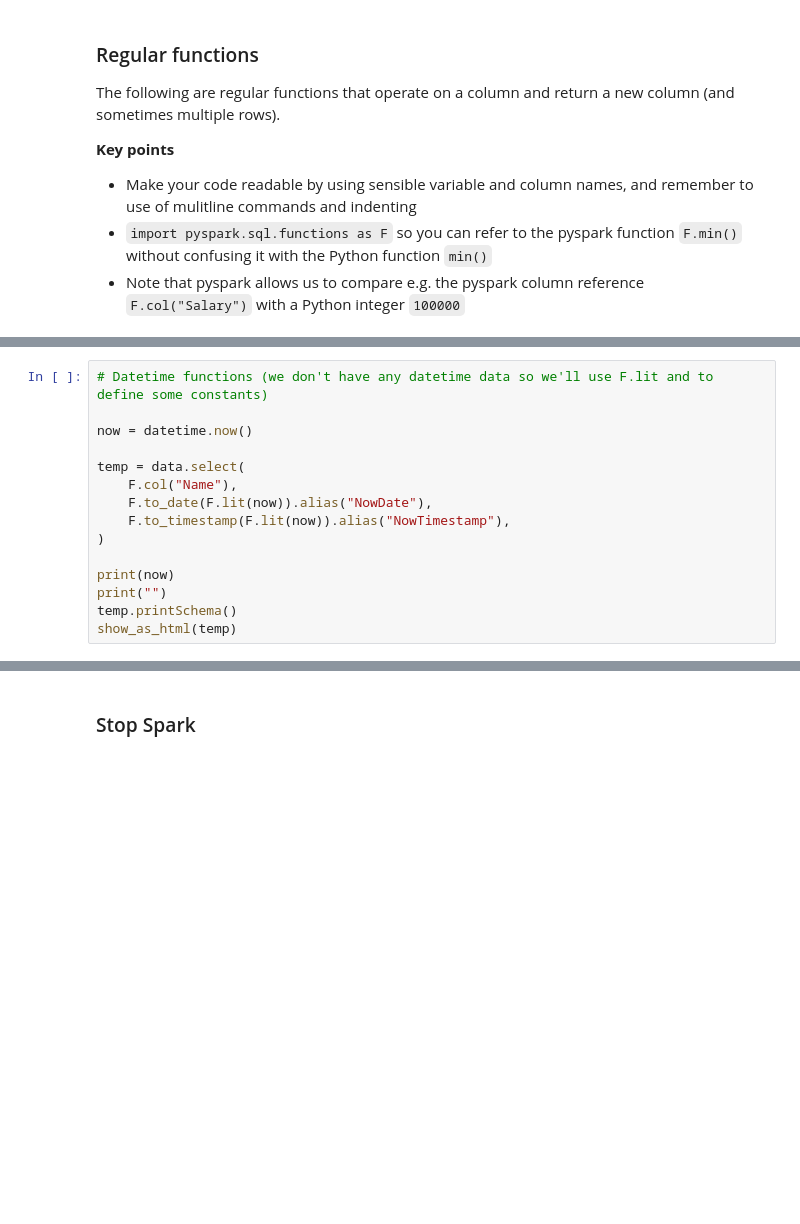
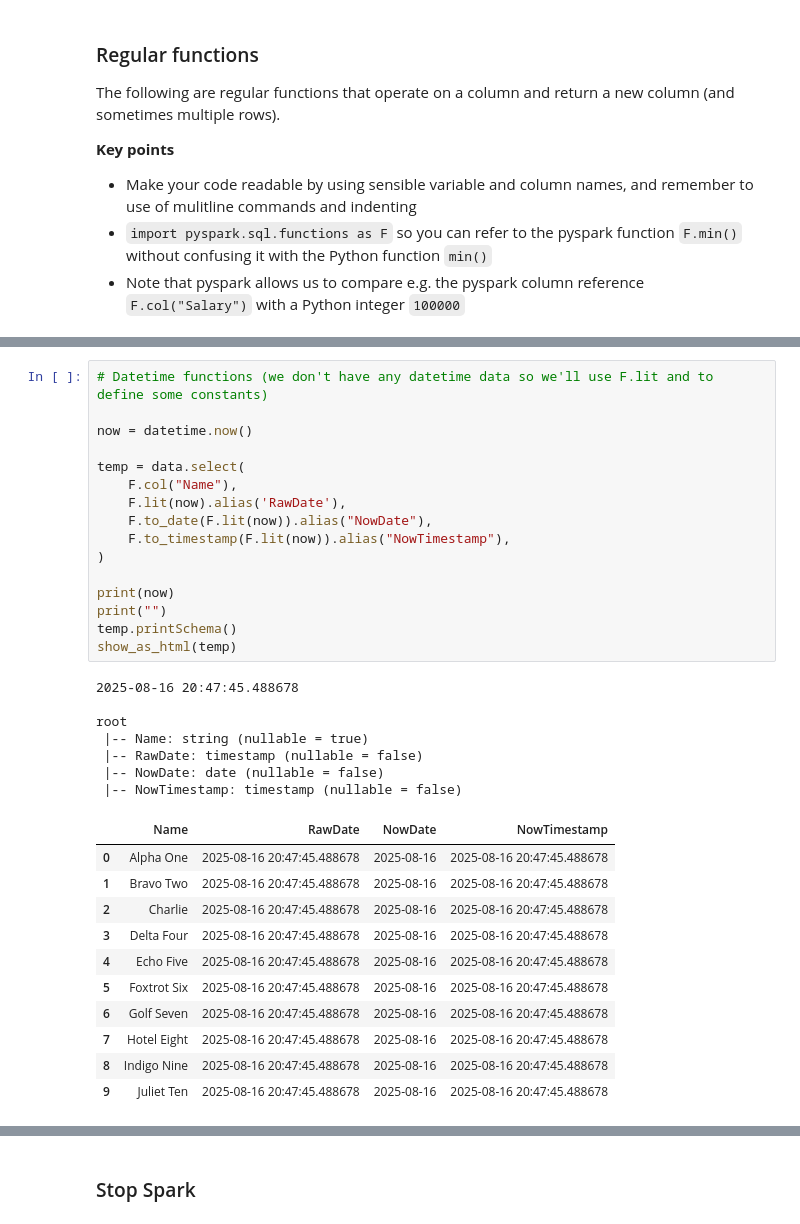
Before and after one commit to shrestha-rujal/data-420-spark, a Jupyter notebook: Dataframe API/DataFrame API Example 4 (Regular functions) (1).ipynb, the cells around one changed output, grey strips where cells are left out. Saved outputs shown, nothing was run; the diff lists cells and outputs as text; blank space fills up the shorter version.

```diff
--- a/Dataframe API/DataFrame API Example 4 (Regular functions) (1).ipynb
+++ b/Dataframe API/DataFrame API Example 4 (Regular functions) (1).ipynb
@@ -299,18 +400,38 @@ show_as_html(temp)
 # %%
 # Datetime functions (we don't have any datetime data so we'll use F.lit and to define some constants)
 
 now = datetime.now()
 
 temp = data.select(
     F.col("Name"),
+    F.lit(now).alias('RawDate'),
     F.to_date(F.lit(now)).alias("NowDate"),
     F.to_timestamp(F.lit(now)).alias("NowTimestamp"),
 )
 
 print(now)
 print("")
 temp.printSchema()
 show_as_html(temp)
+# %% [output]
+2025-08-16 20:47:45.488678
+
+root
+ |-- Name: string (nullable = true)
+ |-- RawDate: timestamp (nullable = false)
+ |-- NowDate: date (nullable = false)
+ |-- NowTimestamp: timestamp (nullable = false)
+|  | Name | RawDate | NowDate | NowTimestamp |
+| 0 | Alpha One | 2025-08-16 20:47:45.488678 | 2025-08-16 | 2025-08-16 20:47:45.488678 |
+| 1 | Bravo Two | 2025-08-16 20:47:45.488678 | 2025-08-16 | 2025-08-16 20:47:45.488678 |
+| 2 | Charlie | 2025-08-16 20:47:45.488678 | 2025-08-16 | 2025-08-16 20:47:45.488678 |
+| 3 | Delta Four | 2025-08-16 20:47:45.488678 | 2025-08-16 | 2025-08-16 20:47:45.488678 |
+| 4 | Echo Five | 2025-08-16 20:47:45.488678 | 2025-08-16 | 2025-08-16 20:47:45.488678 |
+| 5 | Foxtrot Six | 2025-08-16 20:47:45.488678 | 2025-08-16 | 2025-08-16 20:47:45.488678 |
+| 6 | Golf Seven | 2025-08-16 20:47:45.488678 | 2025-08-16 | 2025-08-16 20:47:45.488678 |
+| 7 | Hotel Eight | 2025-08-16 20:47:45.488678 | 2025-08-16 | 2025-08-16 20:47:45.488678 |
+| 8 | Indigo Nine | 2025-08-16 20:47:45.488678 | 2025-08-16 | 2025-08-16 20:47:45.488678 |
+| 9 | Juliet Ten | 2025-08-16 20:47:45.488678 | 2025-08-16 | 2025-08-16 20:47:45.488678 |
 # %%
 # Array functions
 
```
Also changed, not shown: parts of 11 cells of this notebook, 18 other files.
